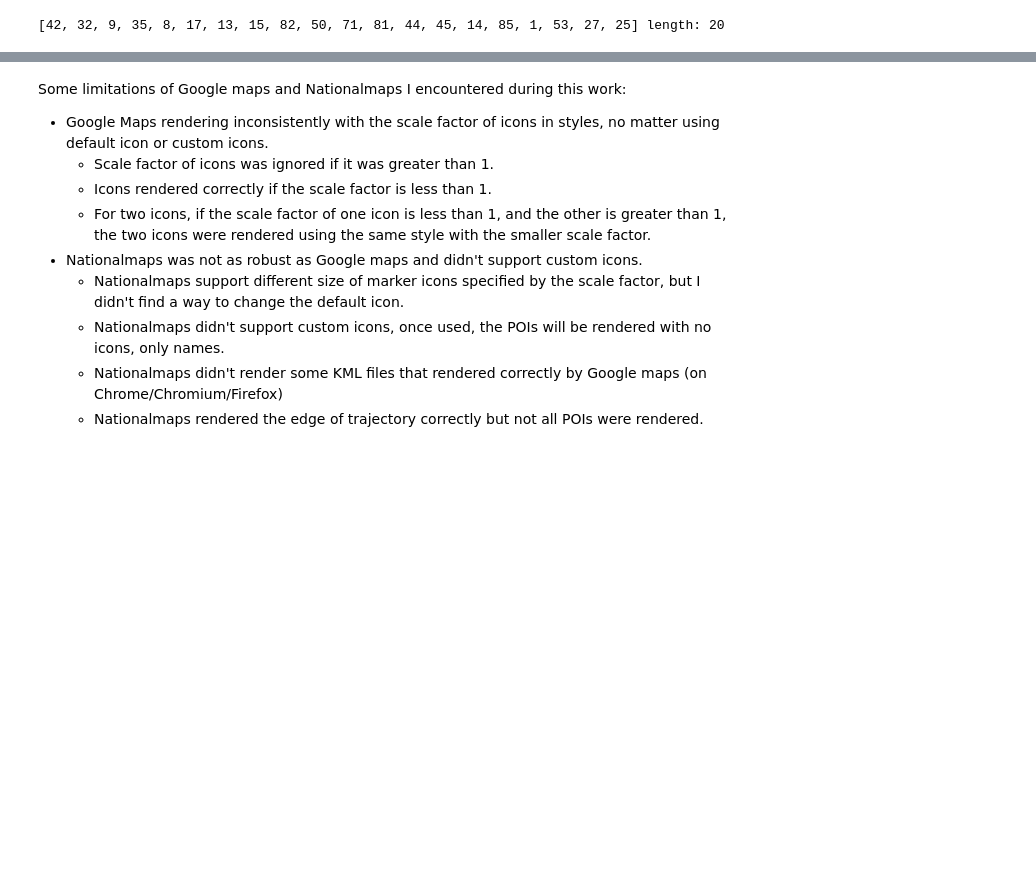
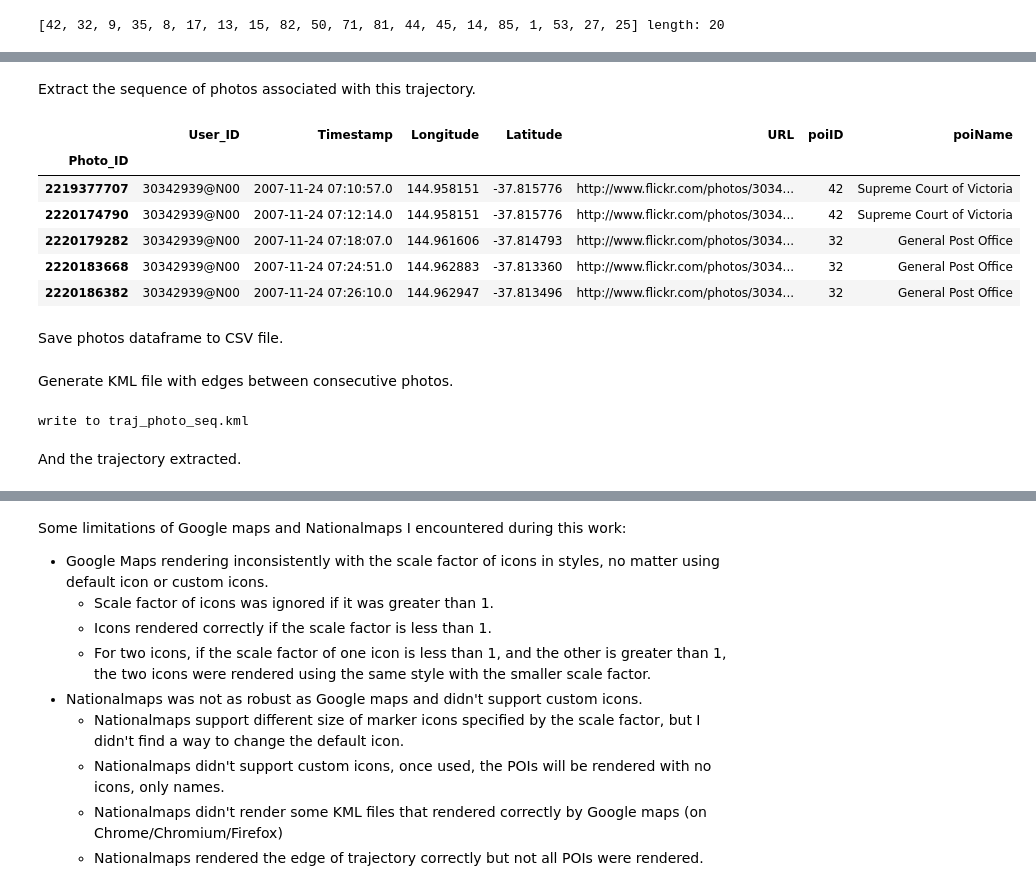
Before and after one commit to dongwookim-ml/flickr-photo, a Jupyter notebook: src/dataset_Melb.ipynb, the cells around one changed output, grey strips where cells are left out. Saved outputs shown, nothing was run; the diff lists cells and outputs as text; code cells hidden in the pictures; blank space fills up the shorter version.

Commit message:
add more visualisations: transitions of specific POIs, trajectories pass through specific POIs, photo sequence of the longest trajectory.

```diff
--- a/src/dataset_Melb.ipynb
+++ b/src/dataset_Melb.ipynb
@@ -1511,0 +1654,30 @@ TODO: Visualisation of this trajectory.
+# %% [markdown]
+Extract the sequence of photos associated with this trajectory.
+# %%
+photo_df = pd.read_csv(fphotos, skipinitialspace=True)
+photo_df.set_index('Photo_ID', inplace=True)
+#photo_df.head()
+# %%
+photo_traj = visits[visits['trajID'] == tid]['photoID'].values
+photo_tdf = photo_df.loc[photo_traj].copy()
+# %%
+photo_tdf.drop(photo_tdf.columns[-1], axis=1, inplace=True)
+photo_tdf.drop('Accuracy', axis=1, inplace=True)
+photo_tdf.sort_values(by='Timestamp', ascending=True, inplace=True)
+# %%
+visit_df = visits.copy()
+visit_df.set_index('photoID', inplace=True)
+# %%
+photo_tdf['poiID'] = visit_df.loc[photo_tdf.index, 'poiID']
+photo_tdf['poiName'] = poi_df.loc[photo_tdf['poiID'].values, 'Name'].values
+photo_tdf.head()
+# %% [output]
+|  | User_ID | Timestamp | Longitude | Latitude | URL | poiID | poiName |
+| Photo_ID |  |  |  |  |  |  |  |
+| 2219377707 | 30342939@N00 | 2007-11-24 07:10:57.0 | 144.958151 | -37.815776 | http://www.flickr.com/photos/3034... | 42 | Supreme Court of Victoria |
+| 2220174790 | 30342939@N00 | 2007-11-24 07:12:14.0 | 144.958151 | -37.815776 | http://www.flickr.com/photos/3034... | 42 | Supreme Court of Victoria |
+| 2220179282 | 30342939@N00 | 2007-11-24 07:18:07.0 | 144.961606 | -37.814793 | http://www.flickr.com/photos/3034... | 32 | General Post Office |
+| 2220183668 | 30342939@N00 | 2007-11-24 07:24:51.0 | 144.962883 | -37.813360 | http://www.flickr.com/photos/3034... | 32 | General Post Office |
+| 2220186382 | 30342939@N00 | 2007-11-24 07:26:10.0 | 144.962947 | -37.813496 | http://www.flickr.com/photos/3034... | 32 | General Post Office |
+# %% [markdown]
+Save photos dataframe to CSV file.
@@ -1511,0 +1687,32 @@ TODO: Visualisation of this trajectory.
+# %% [markdown]
+Generate KML file with edges between consecutive photos.
+# %%
+fname = 'traj_photo_seq.kml'
+ns = '{http://www.opengis.net/kml/2.2}'
+k = kml.KML()
+styid = 'edge_style' # colors in KML: aabbggrr, aa=00 is fully transparent
+sty_edge = styles.Style(id=styid, styles=[styles.LineStyle(color='3fff0000', width=2)])
+doc = kml.Document(ns, '1', 'Photo sequence of trajectory %d' % tid, description=None, styles=[sty_edge])
+k.append(doc)
+for j in range(photo_tdf.shape[0]-1):
+    p1, p2 = photo_tdf.index[j], photo_tdf.index[j+1]
+    poi1, poi2 = visit_df.loc[p1, 'poiID'], visit_df.loc[p2, 'poiID']
+    sid = 'Photo_POI%d_POI%d' % (poi1, poi2)
+    ext_dict = {'From Photo': str(p1), 'To Photo': str(p2)}
+    ext_data = kml.ExtendedData(elements=[kml.Data(name=x, value=ext_dict[x]) for x in sorted(ext_dict.keys())])
+    pm = kml.Placemark(ns, sid, sid, description=None, styleUrl='#' + styid, extended_data=ext_data)
+    pm.geometry = LineString([(photo_df.loc[x, 'Longitude'], photo_df.loc[x, 'Latitude']) for x in [p1, p2]])
+    doc.append(pm)
+
+# Placemark for photos: import from csv file directly
+
+# save to file
+kmlstr = k.to_string(prettyprint=True)
+with open(fname, 'w') as f:
+    f.write('<?xml version="1.0" encoding="UTF-8"?>\n')
+    f.write(kmlstr)
+    print('write to', fname)
+# %% [output]
+write to traj_photo_seq.kml
+# %% [markdown]
+And the trajectory extracted.
```
Also changed, not shown: parts of 74 cells of this notebook.
